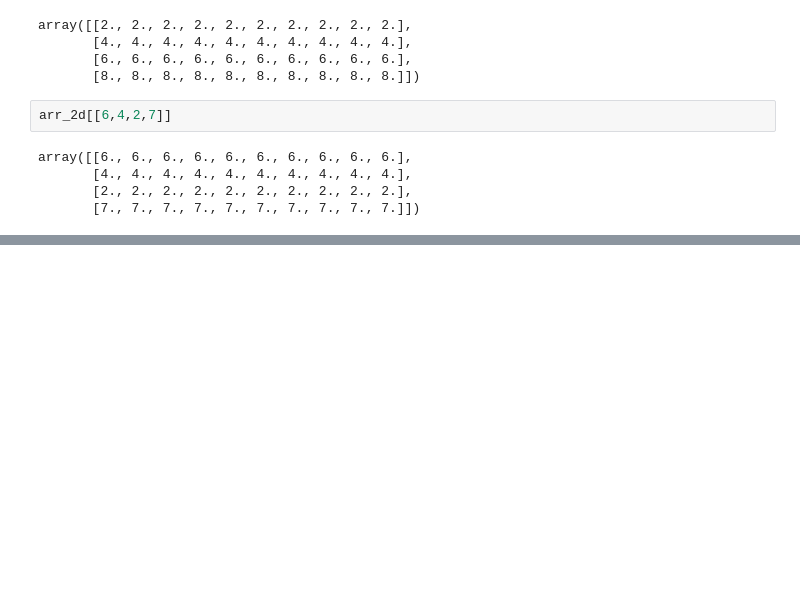
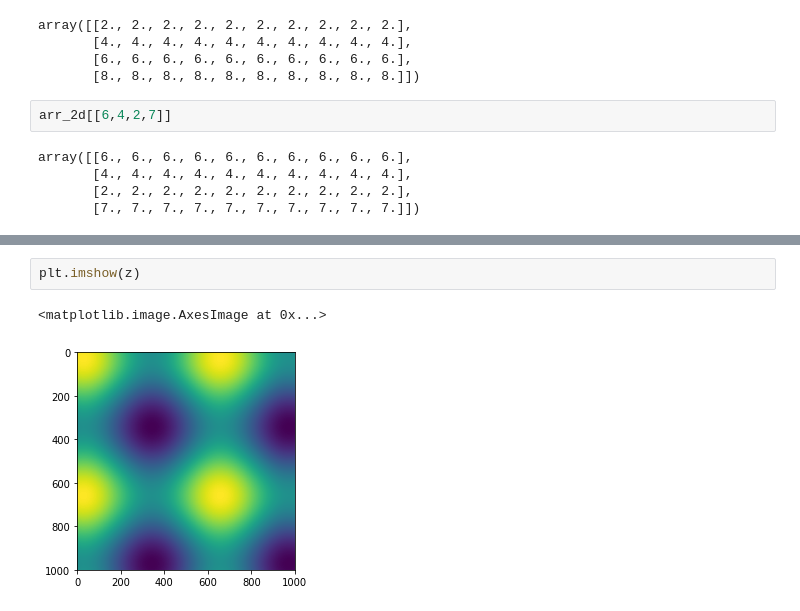
Before and after one commit to takguchi/memo, a Jupyter notebook: python/numpy.ipynb, the cells around one changed output, grey strips where cells are left out. Saved outputs shown, nothing was run; the diff lists cells and outputs as text; blank space fills up the shorter version.

```diff
--- a/python/numpy.ipynb
+++ b/python/numpy.ipynb
@@ -247,0 +433,5 @@ array([[6., 6., 6., 6., 6., 6., 6., 6., 6., 6.],
+# %%
+plt.imshow(z)
+# %% [output]
+<matplotlib.image.AxesImage at 0x...>
+[figure, added]
```
Also changed, not shown: parts of 82 cells of this notebook, 3 other files.
